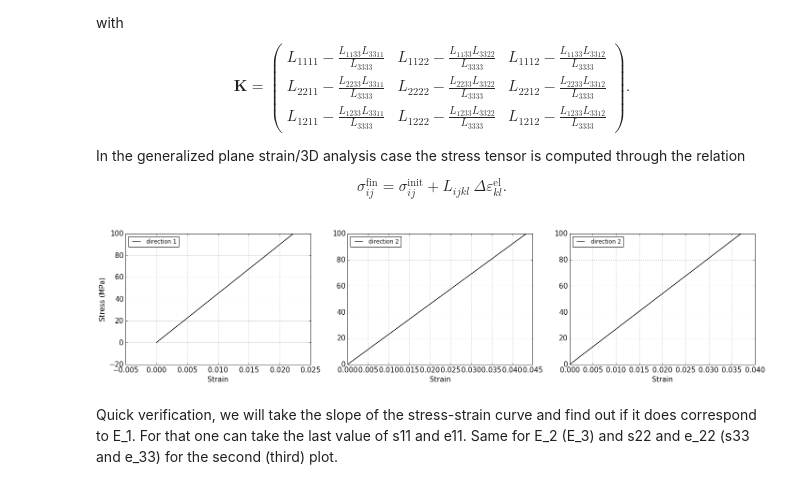
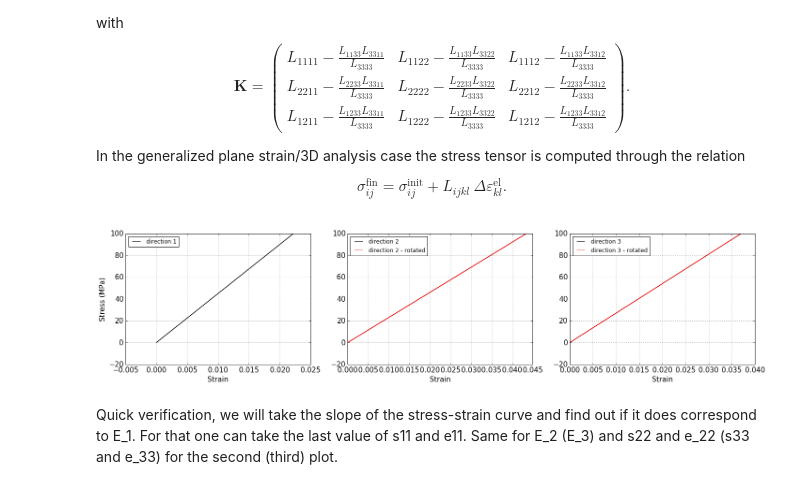
Before and after one commit to cas91010491/simmit, a Jupyter notebook: Examples/Umats/Elasticity/ELORT.ipynb, the cells around one changed output. Cells and saved outputs as stored; diff of their text form; code cells hidden in the pictures.

Commit message:
update ELORT (with Euler angles)

```diff
--- a/Examples/Umats/Elasticity/ELORT.ipynb
+++ b/Examples/Umats/Elasticity/ELORT.ipynb
@@ -79,59 +80,89 @@ alpha_3 = 2.2E-5
 
 props = np.array([E_1, E_2, E_3, nu_12, nu_13, nu_23, G_12, G_13, G_23, alpha_1, alpha_2, alpha_3])
 
+psi_rve = 0.
+theta_rve = 0.
+phi_rve = 0.
+
 dir = os.path.dirname(os.path.realpath('__file__'))
 pathfile = dir + '/path_1.txt'
 outputfile_1 = dir + '/results_ELORT_1.txt'
-sim.solver(umat_name, props, nstatev, rho, c_p, pathfile, outputfile_1)
+sim.solver(umat_name, props, nstatev, psi_rve, theta_rve, phi_rve, rho, c_p, pathfile, outputfile_1)
+outputfile_1 = dir + '/results_ELORT_1_global-0.txt'
 
 pathfile = dir + '/path_2.txt'
 outputfile_2 = dir + '/results_ELORT_2.txt'
-sim.solver(umat_name, props, nstatev, rho, c_p, pathfile, outputfile_2)
+sim.solver(umat_name, props, nstatev, psi_rve, theta_rve, phi_rve, rho, c_p, pathfile, outputfile_2)
+outputfile_2 = dir + '/results_ELORT_2_global-0.txt'
 
 pathfile = dir + '/path_3.txt'
 outputfile_3 = dir + '/results_ELORT_3.txt'
-sim.solver(umat_name, props, nstatev, rho, c_p, pathfile, outputfile_3)
+sim.solver(umat_name, props, nstatev, rho, psi_rve, theta_rve, phi_rve, c_p, pathfile, outputfile_3)
+outputfile_3 = dir + '/results_ELORT_3_global-0.txt'
 
+pathfile = dir + '/path_1.txt'
+outputfile_21 = dir + '/results_ELORT_21.txt'
+psi_rve = 90
+theta_rve = 0.0
+phi_rve = 0.0
+psi_rve *= math.pi/180.0
+theta_rve *= math.pi/180.0
+phi_rve *= math.pi/180.0
+sim.solver(umat_name, props, nstatev, psi_rve, theta_rve, phi_rve, rho, c_p, pathfile, outputfile_21)
+outputfile_21 = dir + '/results_ELORT_21_global-0.txt'
+
+pathfile = dir + '/path_1.txt'
+outputfile_31 = dir + '/results_ELORT_31.txt'
+psi_rve = 90.0
+theta_rve = 90.
+phi_rve = 0.
+psi_rve *= math.pi/180.0
+theta_rve *= math.pi/180.0
+phi_rve *= math.pi/180.0
+sim.solver(umat_name, props, nstatev, psi_rve, theta_rve, phi_rve, rho, c_p, pathfile, outputfile_31)
+outputfile_31 = dir + '/results_ELORT_31_global-0.txt'
 
 fig = plt.figure()
 pylab.rcParams['figure.figsize'] = (24.0, 5.0) #configure the figure output size
 
 ax = fig.add_subplot(1, 3, 1)
 
-e11, e22, e33, e12, e13, e23, s11, s22, s33, s12, s13, s23 = np.loadtxt(outputfile_1, usecols=(7,8,9,10,11,12,13,14,15,16,17,18), unpack=True)
+e11, e22, e33, e12, e13, e23, s11, s22, s33, s12, s13, s23 = np.loadtxt(outputfile_1, usecols=(8,9,10,11,12,13,14,15,16,17,18,19), unpack=True)
 
 plt.grid(True)
 plt.tick_params(axis='both', which='major', labelsize=15)
 plt.xlabel('Strain', size = 15)
 plt.ylabel('Stress (MPa)', size = 15)
 plt.plot(e11,s11, c='black', label='direction 1')
 plt.legend(loc=2)
 
 ax = fig.add_subplot(1, 3, 2)
-
-e11, e22, e33, e12, e13, e23, s11, s22, s33, s12, s13, s23 = np.loadtxt(outputfile_2, usecols=(7,8,9,10,11,12,13,14,15,16,17,18), unpack=True)
-
 plt.grid(True)
 plt.tick_params(axis='both', which='major', labelsize=15)
 plt.xlabel('Strain', size = 15)
 #plt.ylabel('Stress (MPa)')
+e11, e22, e33, e12, e13, e23, s11, s22, s33, s12, s13, s23 = np.loadtxt(outputfile_2, usecols=(8,9,10,11,12,13,14,15,16,17,18,19), unpack=True)
 plt.plot(e22,s22, c='black', label='direction 2')
+e11, e22, e33, e12, e13, e23, s11, s22, s33, s12, s13, s23 = np.loadtxt(outputfile_21, usecols=(8,9,10,11,12,13,14,15,16,17,18,19), unpack=True)
+plt.plot(e11,s11, c='red', label='direction 2 - rotated')
+
+
 plt.legend(loc=2)
 
 ax = fig.add_subplot(1, 3, 3)
-
-e11, e22, e33, e12, e13, e23, s11, s22, s33, s12, s13, s23 = np.loadtxt(outputfile_3, usecols=(7,8,9,10,11,12,13,14,15,16,17,18), unpack=True)
-
 plt.grid(True)
 plt.tick_params(axis='both', which='major', labelsize=15)
 plt.xlabel('Strain', size = 15)
 #plt.ylabel('Stress (MPa)')
-plt.plot(e33,s33, c='black', label='direction 2')
+e11, e22, e33, e12, e13, e23, s11, s22, s33, s12, s13, s23 = np.loadtxt(outputfile_3, usecols=(8,9,10,11,12,13,14,15,16,17,18,19), unpack=True)
+plt.plot(e33,s33, c='black', label='direction 3')
+e11, e22, e33, e12, e13, e23, s11, s22, s33, s12, s13, s23 = np.loadtxt(outputfile_31, usecols=(8,9,10,11,12,13,14,15,16,17,18,19), unpack=True)
+plt.plot(e11,s11, c='red', label='direction 3 - rotated')
 plt.legend(loc=2)
 
 plt.show()
 # %% [output]
-[figure, old version]
+[figure, new version]
 # %% [markdown]
 Quick verification, we will take the slope of the stress-strain curve and find out if it does correspond to E_1. For that one can take the last value of s11 and e11. Same for E_2 (E_3) and s22 and e_22 (s33 and e_33) for the second (third) plot.
 # %%
```
Also changed, not shown: parts of 2 cells of this notebook.
